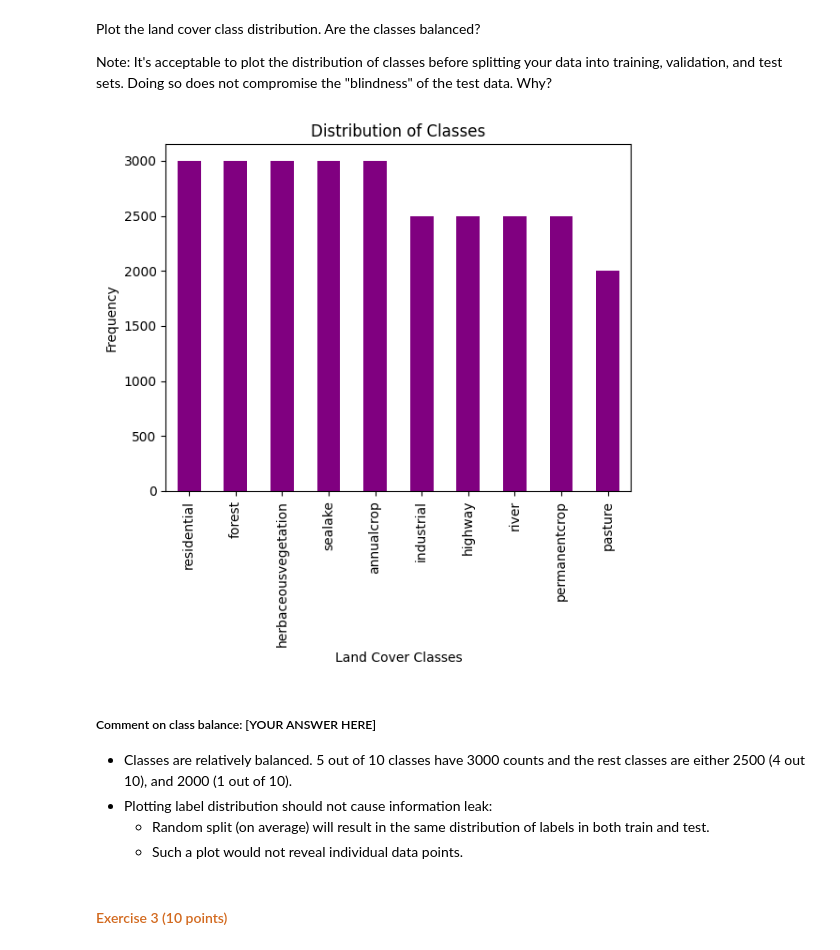
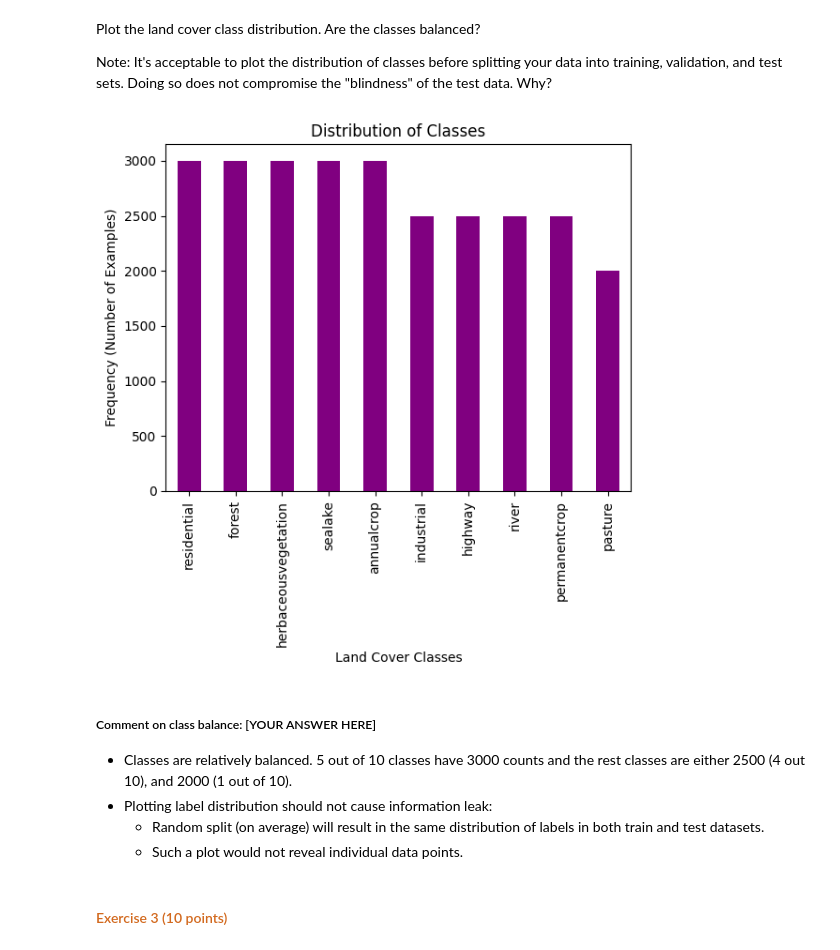
Before and after one commit to dabingougou/207, a Jupyter notebook: week_7/07 Decision Forests.ipynb, the cells around one changed output. Drawn from its saved outputs; the diff is of its cells as text; code cells hidden in the pictures.

```diff
--- a/week_7/07 Decision Forests.ipynb
+++ b/week_7/07 Decision Forests.ipynb
@@ -175,29 +146,29 @@ Note: It's acceptable to plot the distribution of classes before splitting your
 # %%
 # FILL IN CODE HERE #
 
 class_counts = pd.Series(labels).value_counts()
 
 
 fig, ax = plt.subplots()
 
 class_counts.plot(kind='bar', ax=ax,
                   color='purple')
 
 ax.set_xticklabels(class_counts.index, rotation=90)
 
 ax.set_xlabel("Land Cover Classes")
-ax.set_ylabel("Frequency")
+ax.set_ylabel("Frequency (Number of Examples)")
 ax.set_title("Distribution of Classes")
 
 plt.show()
 # %% [output]
-[figure, old version]
+[figure, new version]
 # %% [markdown]
 ##### Comment on class balance: [YOUR ANSWER HERE]
 
  - Classes are relatively balanced. 5 out of 10 classes have 3000 counts and the rest classes are either 2500 (4 out 10), and 2000 (1 out of 10).
  - Plotting label distribution should not cause information leak:
-    - Random split (on average) will result in the same distribution of labels in both train and test.
+    - Random split (on average) will result in the same distribution of labels in both train and test datasets.
     - Such a plot would not reveal individual data points.
 # %% [markdown]
 #### <span style="color:chocolate"> Exercise 3 (10 points) </span>
```
Also changed, not shown: parts of 23 cells of this notebook.
